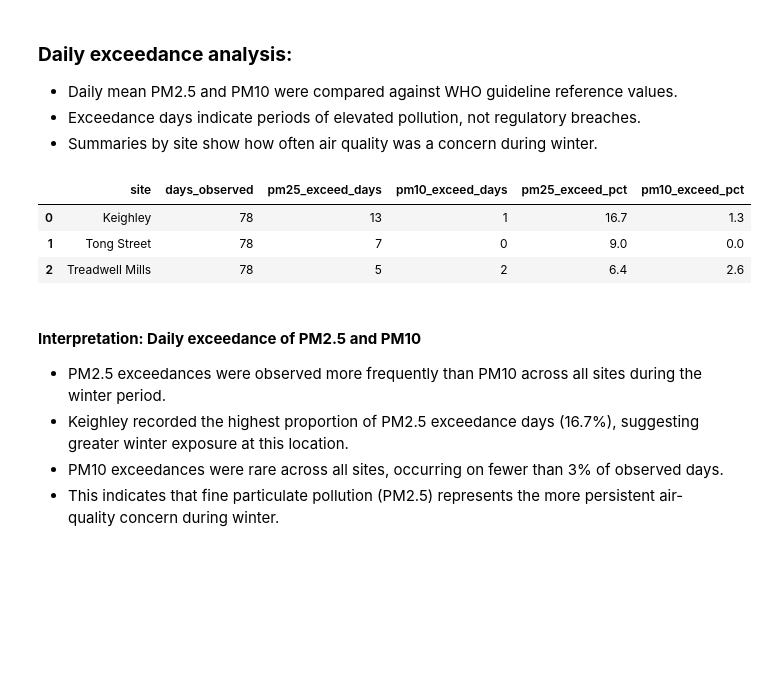
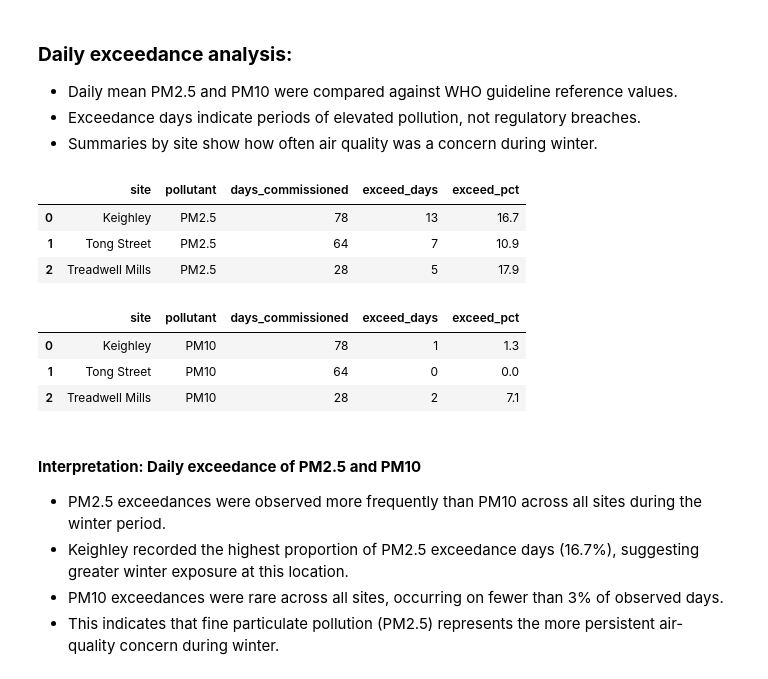
Before and after one commit to sayo2rule/bradford-air-quality-hdrc, a Jupyter notebook: notebooks/air_quality_analysis.ipynb, the cells around one changed output. Cells and saved outputs as stored; diff of their text form; code cells hidden in the pictures; blank space fills up the shorter version.

```diff
--- a/notebooks/air_quality_analysis.ipynb
+++ b/notebooks/air_quality_analysis.ipynb
@@ -438,38 +420,64 @@ Daily records: (234, 6)
 - Exceedance days indicate periods of elevated pollution, not regulatory breaches.
 - Summaries by site show how often air quality was a concern during winter.
 # %%
-# Contextual daily exceedance analysis
+# -----------------------------
+# Contextual daily exceedance (COMMISSIONING-BASED DENOMINATOR)
+# Separate outputs for PM2.5 and PM10
+# -----------------------------
 
 WHO_PM25_DAILY = 15.0
 WHO_PM10_DAILY = 45.0
 
-daily_exceedance = (
-    daily.assign(
-        pm25_exceed=daily["pm25_mean"] > WHO_PM25_DAILY,
-        pm10_exceed=daily["pm10_mean"] > WHO_PM10_DAILY,
+# Ensure date is normalised (midnight)
+daily2 = daily.copy()
+daily2["date"] = pd.to_datetime(daily2["date"]).dt.normalize()
+
+# Prepare commissioning window as dates
+comm = commissioning.copy()
+comm["comm_from_date"] = pd.to_datetime(comm["commissioned_from"]).dt.normalize()
+comm["comm_to_date"]   = pd.to_datetime(comm["commissioned_to"]).dt.normalize()
+comm["expected_days"]  = (comm["comm_to_date"] - comm["comm_from_date"]).dt.days + 1
+
+def exceedance_table(pol_label: str, mean_col: str, threshold: float) -> pd.DataFrame:
+    """Commissioning-based exceedance table for one pollutant."""
+    comm_pol = (
+        comm.loc[comm["pollutant"] == pol_label, ["site", "comm_from_date", "comm_to_date", "expected_days"]]
+            .rename(columns={"expected_days": "days_commissioned"})
+            .copy()
     )
-    .groupby("site", as_index=False)
-    .agg(
-        days_observed=("date", "nunique"),
-        pm25_exceed_days=("pm25_exceed", "sum"),
-        pm10_exceed_days=("pm10_exceed", "sum"),
+
+    tmp = daily2.merge(comm_pol, on="site", how="left")
+
+    in_window = tmp["date"].between(tmp["comm_from_date"], tmp["comm_to_date"])
+    tmp["exceed"] = (tmp[mean_col] > threshold) & in_window
+
+    out = (
+        tmp.loc[in_window]
+           .groupby("site", as_index=False)
+           .agg(
+               days_commissioned=("days_commissioned", "first"),
+               exceed_days=("exceed", "sum"),
+           )
     )
-)
+    out["exceed_pct"] = (out["exceed_days"] / out["days_commissioned"] * 100).round(1)
+    out.insert(1, "pollutant", pol_label)
+    return out.sort_values("site").reset_index(drop=True)
 
-daily_exceedance["pm25_exceed_pct"] = (
-    daily_exceedance["pm25_exceed_days"] / daily_exceedance["days_observed"] * 100
-).round(1)
+# Separate tables
+exceed_pm25 = exceedance_table("PM2.5", "pm25_mean", WHO_PM25_DAILY)
+exceed_pm10 = exceedance_table("PM10",  "pm10_mean", WHO_PM10_DAILY)
 
-daily_exceedance["pm10_exceed_pct"] = (
-    daily_exceedance["pm10_exceed_days"] / daily_exceedance["days_observed"] * 100
-).round(1)
-
-display(daily_exceedance)
+display(exceed_pm25)
+display(exceed_pm10)
 # %% [output]
-|  | site | days_observed | pm25_exceed_days | pm10_exceed_days | pm25_exceed_pct | pm10_exceed_pct |
-| 0 | Keighley | 78 | 13 | 1 | 16.7 | 1.3 |
-| 1 | Tong Street | 78 | 7 | 0 | 9.0 | 0.0 |
-| 2 | Treadwell Mills | 78 | 5 | 2 | 6.4 | 2.6 |
+|  | site | pollutant | days_commissioned | exceed_days | exceed_pct |
+| 0 | Keighley | PM2.5 | 78 | 13 | 16.7 |
+| 1 | Tong Street | PM2.5 | 64 | 7 | 10.9 |
+| 2 | Treadwell Mills | PM2.5 | 28 | 5 | 17.9 |
+|  | site | pollutant | days_commissioned | exceed_days | exceed_pct |
+| 0 | Keighley | PM10 | 78 | 1 | 1.3 |
+| 1 | Tong Street | PM10 | 64 | 0 | 0.0 |
+| 2 | Treadwell Mills | PM10 | 28 | 2 | 7.1 |
 # %% [markdown]
 #### **Interpretation: Daily exceedance of PM2.5 and PM10**
 
```
Also changed, not shown: parts of 9 cells of this notebook, 5 other files.
